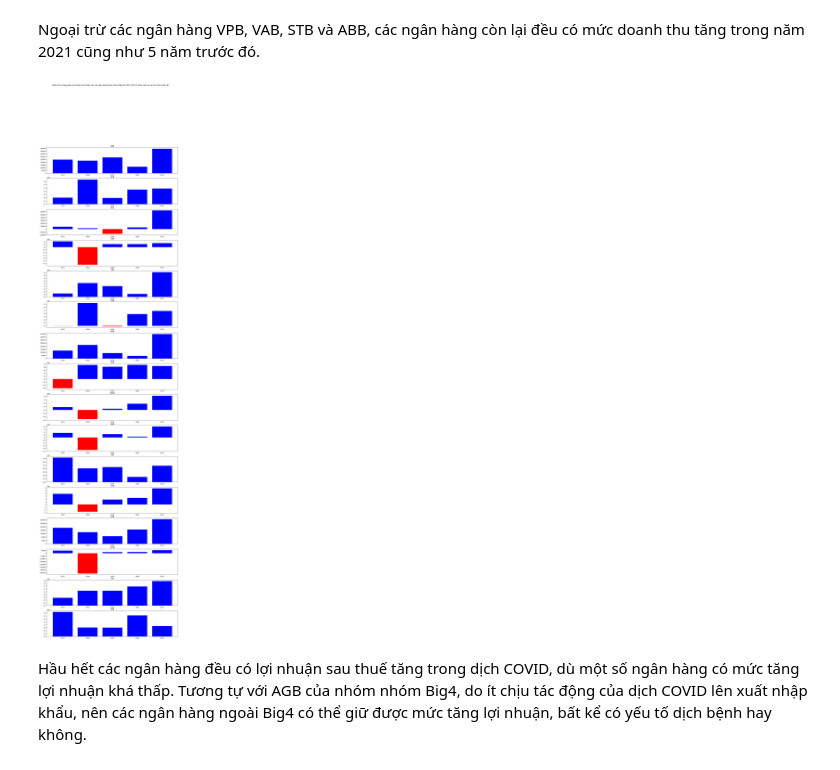
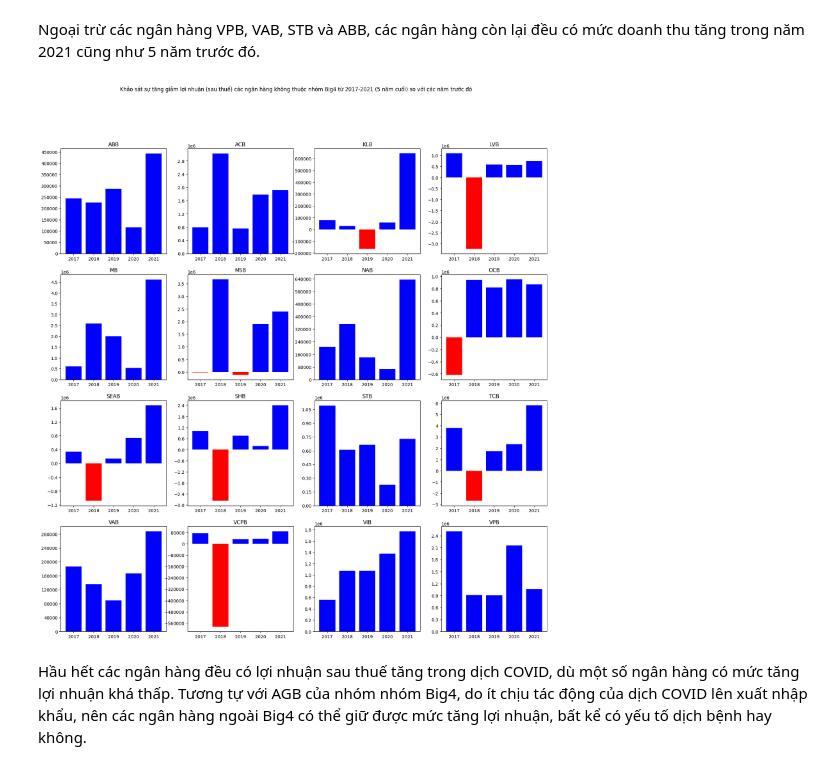
Before and after one commit to trhgquan/MTH063, a Jupyter notebook: final/vn-bank.ipynb, the cells around one changed output. Cells and saved outputs as stored; diff of their text form; code cells hidden in the pictures.

```diff
--- a/final/vn-bank.ipynb
+++ b/final/vn-bank.ipynb
@@ -565,18 +854,22 @@ df_cau5_rest_observe
 # %%
 not_big4_labels = df_cau5_rest_observe["Bank Code"].unique()
 # %%
-fig, ax = plt.subplots(len(not_big4_labels),1,figsize=(16,60))
+cols = 4
+fig, ax = plt.subplots(len(not_big4_labels) // cols,cols,figsize=(20,20))
 plt.setp(ax, xticks=[i for i in range(2016, 2022)])
 
-for i, details in enumerate(zip(not_big4_labels, not_big4_labels)):
-    ax[i].bar(df_cau5_rest_observe[df_cau5_rest_observe['Bank Code'] == details[0]]['Year'][-5:].tolist(),
-               df_cau5_rest_observe[df_cau5_rest_observe['Bank Code'] == details[0]]['delta_income'][-5:].tolist(),
-              color=['r' if x < 0 else 'b' for x in df_cau5_rest_observe[df_cau5_rest_observe['Bank Code'] == details[0]]['delta_income'][-5:].tolist()])
-    ax[i].set_title(details[0])
+cnt=0
+for a in range(len(not_big4_labels) // cols):
+    for b in range(0, cols):
+        ax[a, b].bar(df_cau5_rest_observe[df_cau5_rest_observe['Bank Code'] == not_big4_labels[cnt]]['Year'][-5:].tolist(),
+                    df_cau5_rest_observe[df_cau5_rest_observe['Bank Code'] == not_big4_labels[cnt]]['delta_income'][-5:].tolist(),
+                    color=['r' if x < 0 else 'b' for x in df_cau5_rest_observe[df_cau5_rest_observe['Bank Code'] == not_big4_labels[cnt]]['delta_income'][-5:].tolist()])
+        ax[a, b].set_title(not_big4_labels[cnt])
 
-    ya = ax[i].get_yaxis()
-    ya.set_major_locator(MaxNLocator(integer=True, min_n_ticks=1))
+        ya = ax[a, b].get_yaxis()
+        ya.set_major_locator(MaxNLocator(integer=True, min_n_ticks=1))
+        cnt+=1
 
-plt.suptitle("Khảo sát sự tăng giảm doanh thu các ngân hàng thuộc nhóm Big4 từ 2017-2021 (5 năm cuối) so với các năm trước đó")
+plt.suptitle("Khảo sát sự tăng giảm doanh thu các ngân hàng không thuộc nhóm Big4 từ 2017-2021 (5 năm cuối) so với các năm trước đó")
 plt.show()
 # %% [output]
@@ -584,22 +877,26 @@ plt.show()
 # %% [markdown]
 Ngoại trừ các ngân hàng VPB, VAB, STB và ABB, các ngân hàng còn lại đều có mức doanh thu tăng trong năm 2021 cũng như 5 năm trước đó.
 # %%
-fig, ax = plt.subplots(len(not_big4_labels),1,figsize=(16,60))
+cols = 4
+fig, ax = plt.subplots(len(not_big4_labels) // cols,cols,figsize=(20,20))
 plt.setp(ax, xticks=[i for i in range(2016, 2022)])
 
-for i, details in enumerate(zip(not_big4_labels, not_big4_labels)):
-    ax[i].bar(df_cau5_rest_observe[df_cau5_rest_observe['Bank Code'] == details[0]]['Year'][-5:].tolist(),
-               df_cau5_rest_observe[df_cau5_rest_observe['Bank Code'] == details[0]]['delta_profit_after_tax'][-5:].tolist(),
-              color=['r' if x < 0 else 'b' for x in df_cau5_rest_observe[df_cau5_rest_observe['Bank Code'] == details[0]]['delta_profit_after_tax'][-5:].tolist()])
-    ax[i].set_title(details[0])
+cnt=0
+for a in range(len(not_big4_labels) // cols):
+    for b in range(0, cols):
+        ax[a, b].bar(df_cau5_rest_observe[df_cau5_rest_observe['Bank Code'] == not_big4_labels[cnt]]['Year'][-5:].tolist(),
+                    df_cau5_rest_observe[df_cau5_rest_observe['Bank Code'] == not_big4_labels[cnt]]['delta_profit_after_tax'][-5:].tolist(),
+                    color=['r' if x < 0 else 'b' for x in df_cau5_rest_observe[df_cau5_rest_observe['Bank Code'] == not_big4_labels[cnt]]['delta_profit_after_tax'][-5:].tolist()])
+        ax[a, b].set_title(not_big4_labels[cnt])
 
-    ya = ax[i].get_yaxis()
-    ya.set_major_locator(MaxNLocator(integer=True, min_n_ticks=1))
+        ya = ax[a, b].get_yaxis()
+        ya.set_major_locator(MaxNLocator(integer=True, min_n_ticks=1))
+        cnt+=1
 
-plt.suptitle("Khảo sát sự tăng giảm lợi nhuận (sau thuế) của các ngân hàng thuộc nhóm Big4 từ 2017-2021 (5 năm cuối) so với các năm trước đó")
+plt.suptitle("Khảo sát sự tăng giảm lợi nhuận (sau thuế) các ngân hàng không thuộc nhóm Big4 từ 2017-2021 (5 năm cuối) so với các năm trước đó")
 plt.show()
 # %% [output]
-[figure, old version]
+[figure, new version]
 # %% [markdown]
 Hầu hết các ngân hàng đều có lợi nhuận sau thuế tăng trong dịch COVID, dù một số ngân hàng có mức tăng lợi nhuận khá thấp. Tương tự với AGB của nhóm nhóm Big4, do ít chịu tác động của dịch COVID lên xuất nhập khẩu, nên các ngân hàng ngoài Big4 có thể giữ được mức tăng lợi nhuận, bất kể có yếu tố dịch bệnh hay không.
 # %% [markdown]
```
Also changed, not shown: parts of 20 cells of this notebook, 1 other file.
